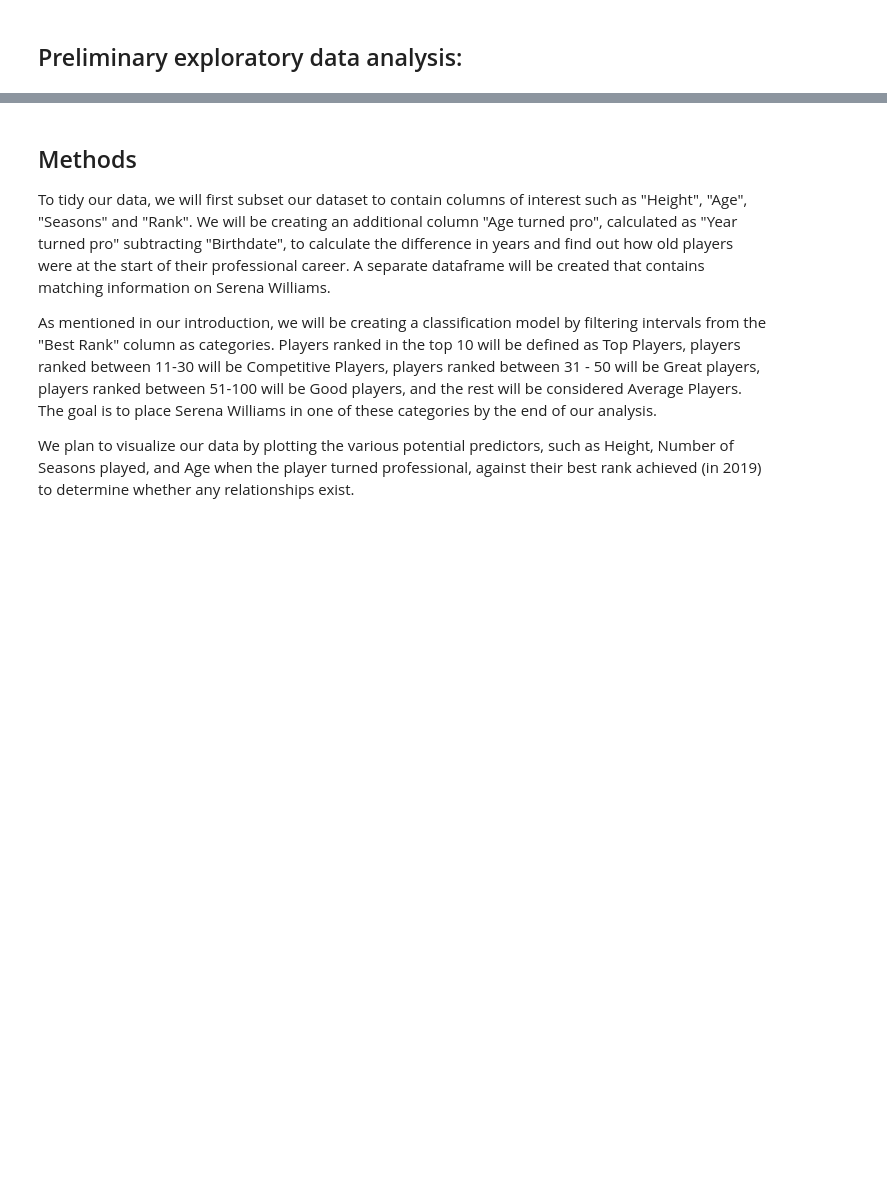
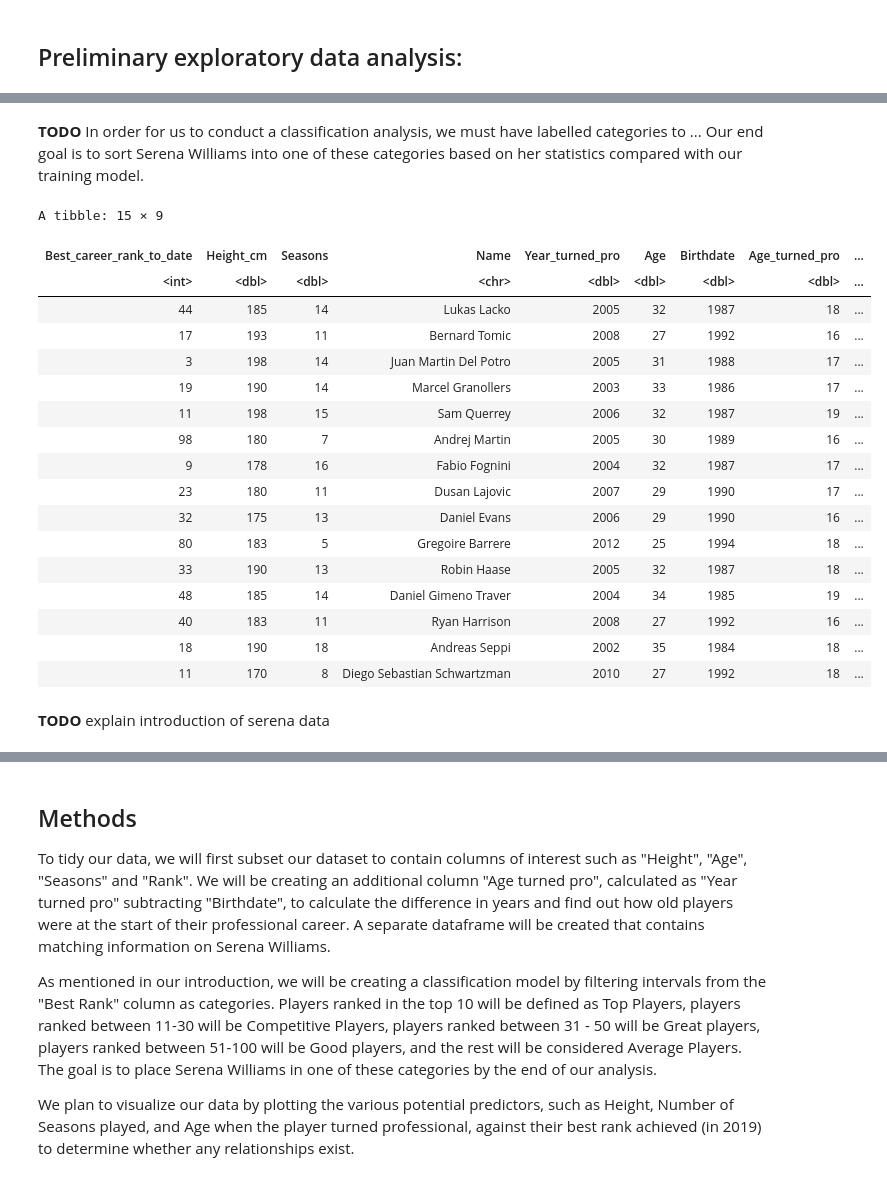
Before and after one commit to sandraradic/Tennis-Classification-Model, a Jupyter notebook: project_proposal.ipynb, the cells around one changed output, grey strips where cells are left out. Drawn from its saved outputs; the diff is of its cells as text; code cells hidden in the pictures; blank space fills up the shorter version.

```diff
--- a/project_proposal.ipynb
+++ b/project_proposal.ipynb
@@ -179,0 +107,45 @@ A tibble: 1 × 3
+# %% [markdown]
+**TODO** In order for us to conduct a classification analysis, we must have labelled categories to ...
+Our end goal is to sort Serena Williams into one of these categories based on her statistics compared with our training model.
+# %%
+# Give ranks meaningi by sorting them into categories
+
+for (row in 1:nrow(player_stats_tidy)) {
+    rank <- pull(player_stats_tidy[row, "Best_career_rank_to_date"])
+    if(rank < 11) {
+        player_stats_tidy[row, "player_level"] = "top"
+    } else if(rank > 10 & rank < 31) {
+        player_stats_tidy[row, "player_level"] = "competitive"
+    } else if(rank > 30 & rank < 51) {
+        player_stats_tidy[row, "player_level"] = "great"
+    } else if(rank > 50 & rank < 101) {
+        player_stats_tidy[row, "player_level"] = "good"
+    } else {
+        player_stats_tidy[row, "player_level"] = "average"
+    }
+}
+
+player_stats_tidy <- player_stats_tidy %>%
+    mutate(player_level = as.factor(player_level))
+head(player_stats_tidy, 15)
+# %% [output]
+A tibble: 15 × 9
+| Best_career_rank_to_date | Height_cm | Seasons | Name | Year_turned_pro | Age | Birthdate | Age_turned_pro | ... |
+| <int> | <dbl> | <dbl> | <chr> | <dbl> | <dbl> | <dbl> | <dbl> | ... |
+| 44 | 185 | 14 | Lukas Lacko | 2005 | 32 | 1987 | 18 | ... |
+| 17 | 193 | 11 | Bernard Tomic | 2008 | 27 | 1992 | 16 | ... |
+| 3 | 198 | 14 | Juan Martin Del Potro | 2005 | 31 | 1988 | 17 | ... |
+| 19 | 190 | 14 | Marcel Granollers | 2003 | 33 | 1986 | 17 | ... |
+| 11 | 198 | 15 | Sam Querrey | 2006 | 32 | 1987 | 19 | ... |
+| 98 | 180 | 7 | Andrej Martin | 2005 | 30 | 1989 | 16 | ... |
+| 9 | 178 | 16 | Fabio Fognini | 2004 | 32 | 1987 | 17 | ... |
+| 23 | 180 | 11 | Dusan Lajovic | 2007 | 29 | 1990 | 17 | ... |
+| 32 | 175 | 13 | Daniel Evans | 2006 | 29 | 1990 | 16 | ... |
+| 80 | 183 | 5 | Gregoire Barrere | 2012 | 25 | 1994 | 18 | ... |
+| 33 | 190 | 13 | Robin Haase | 2005 | 32 | 1987 | 18 | ... |
+| 48 | 185 | 14 | Daniel Gimeno Traver | 2004 | 34 | 1985 | 19 | ... |
+| 40 | 183 | 11 | Ryan Harrison | 2008 | 27 | 1992 | 16 | ... |
+| 18 | 190 | 18 | Andreas Seppi | 2002 | 35 | 1984 | 18 | ... |
+| 11 | 170 | 8 | Diego Sebastian Schwartzman | 2010 | 27 | 1992 | 18 | ... |
+# %% [markdown]
+**TODO** explain introduction of serena data
```
Also changed, not shown: parts of 23 cells of this notebook.
